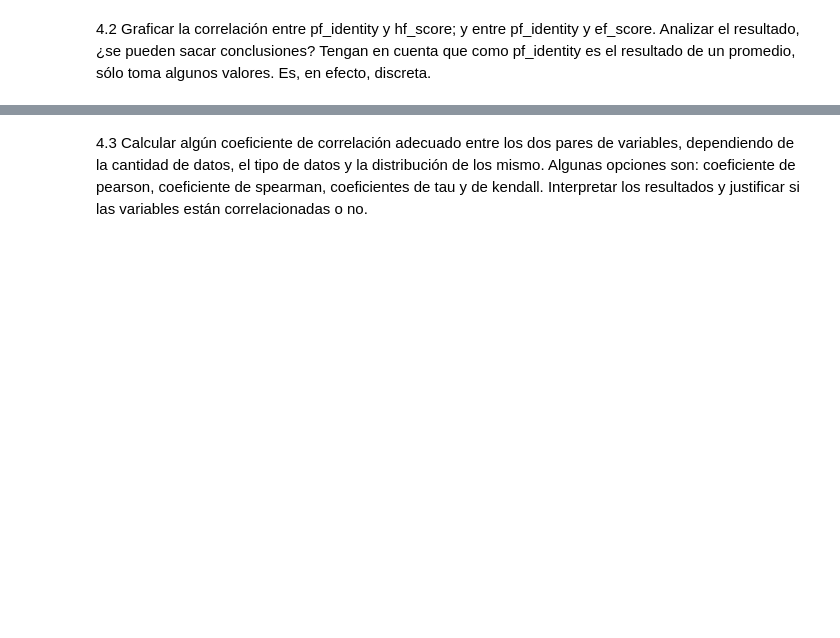
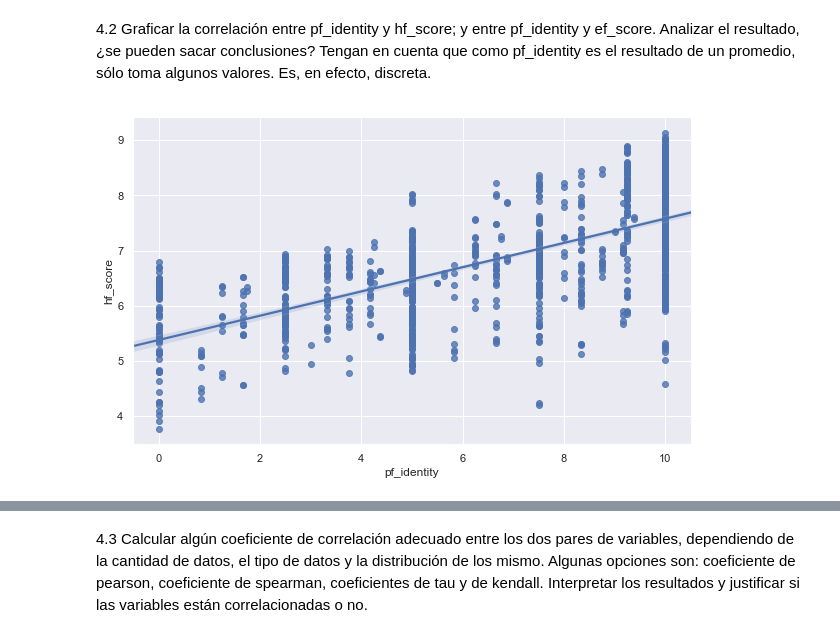
Before and after one commit to valenmongi/Diplodatos, a Jupyter notebook: Práctico N1 Estadística (1).ipynb, the cells around one changed output, grey strips where cells are left out. Saved outputs shown, nothing was run; the diff lists cells and outputs as text; code cells hidden in the pictures; blank space fills up the shorter version.

```diff
--- a/Práctico N1 Estadística (1).ipynb
+++ b/Práctico N1 Estadística (1).ipynb
@@ -399,2 +476,12 @@ Como pf_indentity contribuye al cálculo de hf_score y ef_score, esperamos halla
 # %% [markdown]
 4.2 Graficar la correlación entre pf_identity y hf_score; y entre pf_identity y ef_score. Analizar el resultado, ¿se pueden sacar conclusiones? Tengan en cuenta que como pf_identity es el resultado de un promedio, sólo toma algunos valores. Es, en efecto, discreta.
+# %%
+# RegPlot para las variables pf_identity y hf_score
+
+plt.figure(figsize=(10,6))
+seaborn.regplot(data=dataset_1,
+                    x='pf_identity',
+                    y='hf_score')
+seaborn.despine()
+# %% [output]
+[figure, added]
```
Also changed, not shown: parts of 19 cells of this notebook.
